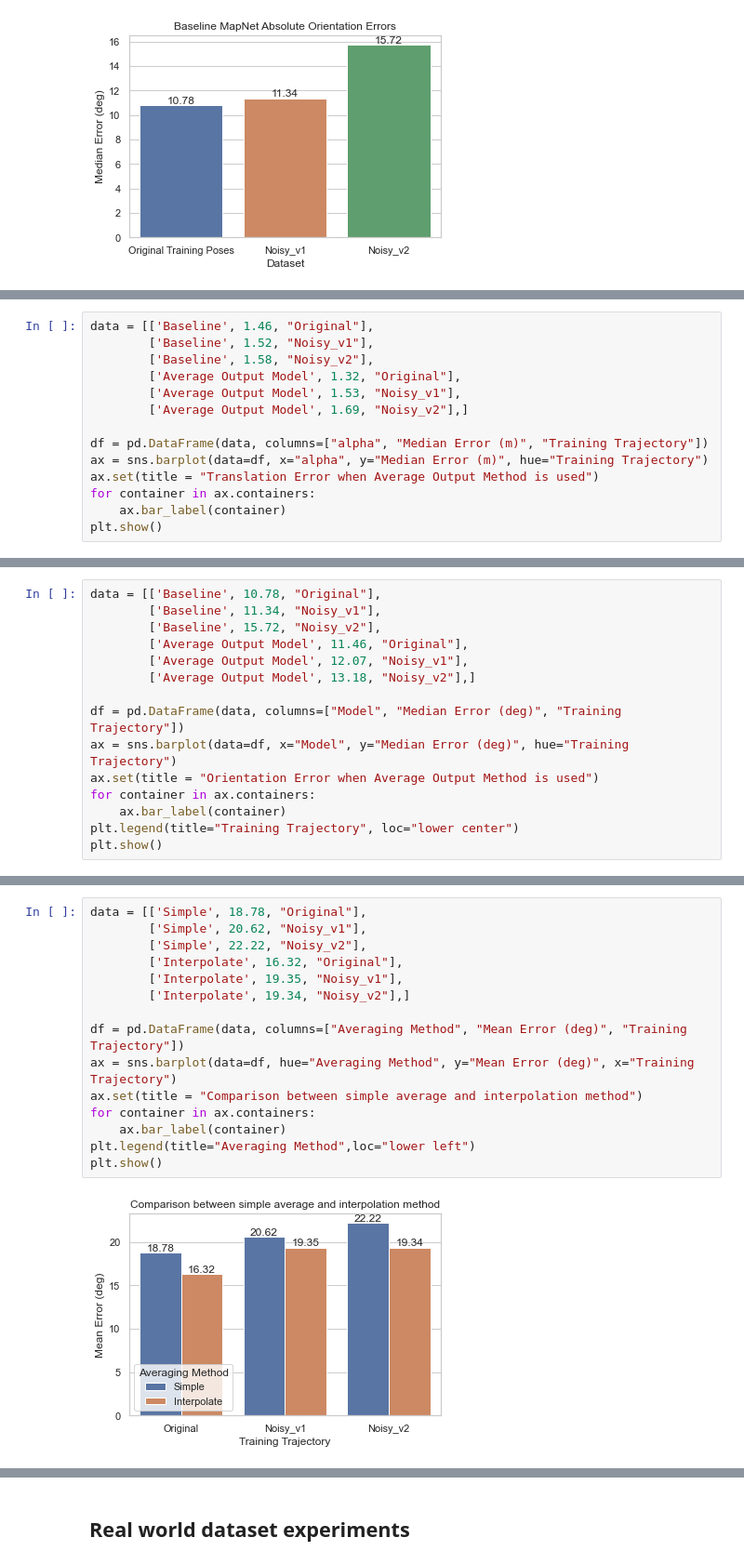
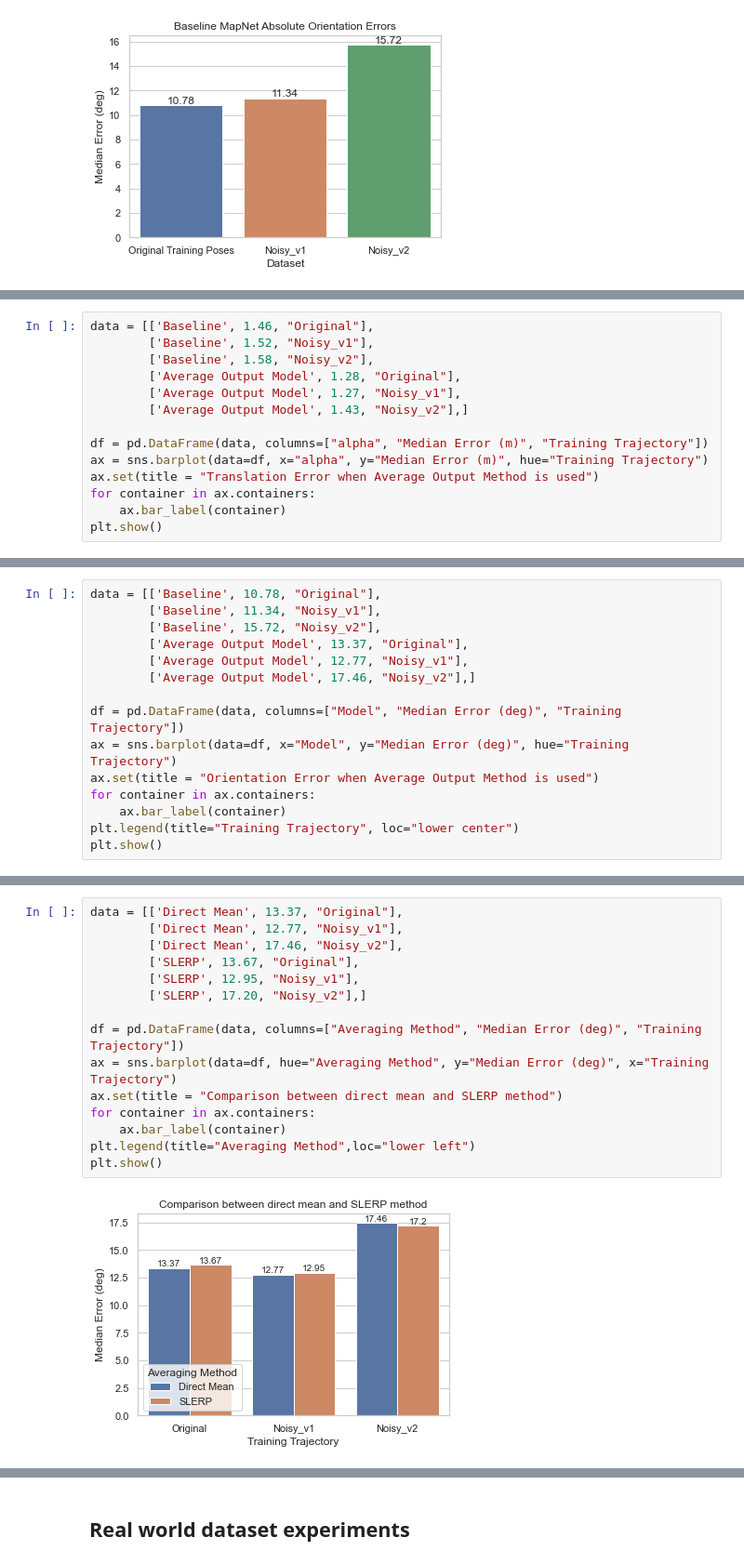
Before and after one commit to sytan98/Dataset-Collection-for-Pose-and-IMU, a Jupyter notebook: report_plots/generate_plots.ipynb, the cells around one changed output, grey strips where cells are left out. Shown at 93% size. Cells and saved outputs as stored; diff of their text form.

```diff
--- a/report_plots/generate_plots.ipynb
+++ b/report_plots/generate_plots.ipynb
@@ -195,9 +186,9 @@ plt.show()
 data = [['Baseline', 1.46, "Original"],
         ['Baseline', 1.52, "Noisy_v1"],
         ['Baseline', 1.58, "Noisy_v2"],
-        ['Average Output Model', 1.32, "Original"],
-        ['Average Output Model', 1.53, "Noisy_v1"],
-        ['Average Output Model', 1.69, "Noisy_v2"],]
+        ['Average Output Model', 1.28, "Original"],
+        ['Average Output Model', 1.27, "Noisy_v1"],
+        ['Average Output Model', 1.43, "Noisy_v2"],]
 
 df = pd.DataFrame(data, columns=["alpha", "Median Error (m)", "Training Trajectory"])
 ax = sns.barplot(data=df, x="alpha", y="Median Error (m)", hue="Training Trajectory")
@@ -211,9 +202,9 @@ plt.show()
 data = [['Baseline', 10.78, "Original"],
         ['Baseline', 11.34, "Noisy_v1"],
         ['Baseline', 15.72, "Noisy_v2"],
-        ['Average Output Model', 11.46, "Original"],
-        ['Average Output Model', 12.07, "Noisy_v1"],
-        ['Average Output Model', 13.18, "Noisy_v2"],]
+        ['Average Output Model', 13.37, "Original"],
+        ['Average Output Model', 12.77, "Noisy_v1"],
+        ['Average Output Model', 17.46, "Noisy_v2"],]
 
 df = pd.DataFrame(data, columns=["Model", "Median Error (deg)", "Training Trajectory"])
 ax = sns.barplot(data=df, x="Model", y="Median Error (deg)", hue="Training Trajectory")
@@ -227,17 +218,17 @@ plt.show()
 # %%
-data = [['Simple', 18.78, "Original"],
-        ['Simple', 20.62, "Noisy_v1"],
-        ['Simple', 22.22, "Noisy_v2"],
-        ['Interpolate', 16.32, "Original"],
-        ['Interpolate', 19.35, "Noisy_v1"],
-        ['Interpolate', 19.34, "Noisy_v2"],]
+data = [['Direct Mean', 13.37, "Original"],
+        ['Direct Mean', 12.77, "Noisy_v1"],
+        ['Direct Mean', 17.46, "Noisy_v2"],
+        ['SLERP', 13.67, "Original"],
+        ['SLERP', 12.95, "Noisy_v1"],
+        ['SLERP', 17.20, "Noisy_v2"],]
 
-df = pd.DataFrame(data, columns=["Averaging Method", "Mean Error (deg)", "Training Trajectory"])
-ax = sns.barplot(data=df, hue="Averaging Method", y="Mean Error (deg)", x="Training Trajectory")
-ax.set(title = "Comparison between simple average and interpolation method")
+df = pd.DataFrame(data, columns=["Averaging Method", "Median Error (deg)", "Training Trajectory"])
+ax = sns.barplot(data=df, hue="Averaging Method", y="Median Error (deg)", x="Training Trajectory")
+ax.set(title = "Comparison between direct mean and SLERP method")
 for container in ax.containers:
     ax.bar_label(container)
 plt.legend(title="Averaging Method",loc="lower left")
 plt.show()
 # %% [output]
-[figure, old version]
+[figure, new version]
```
Also changed, not shown: parts of 16 cells of this notebook, 3 other files.
